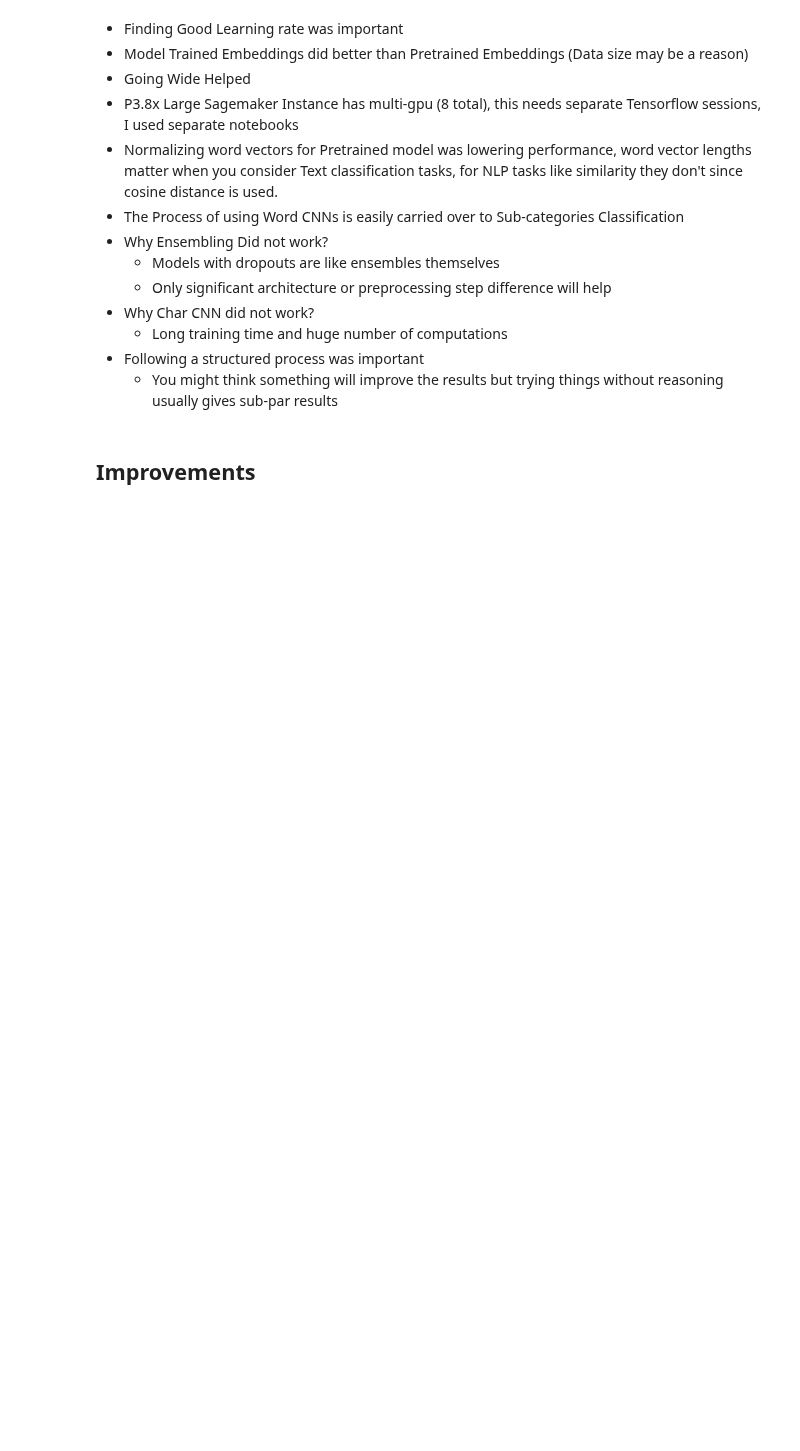
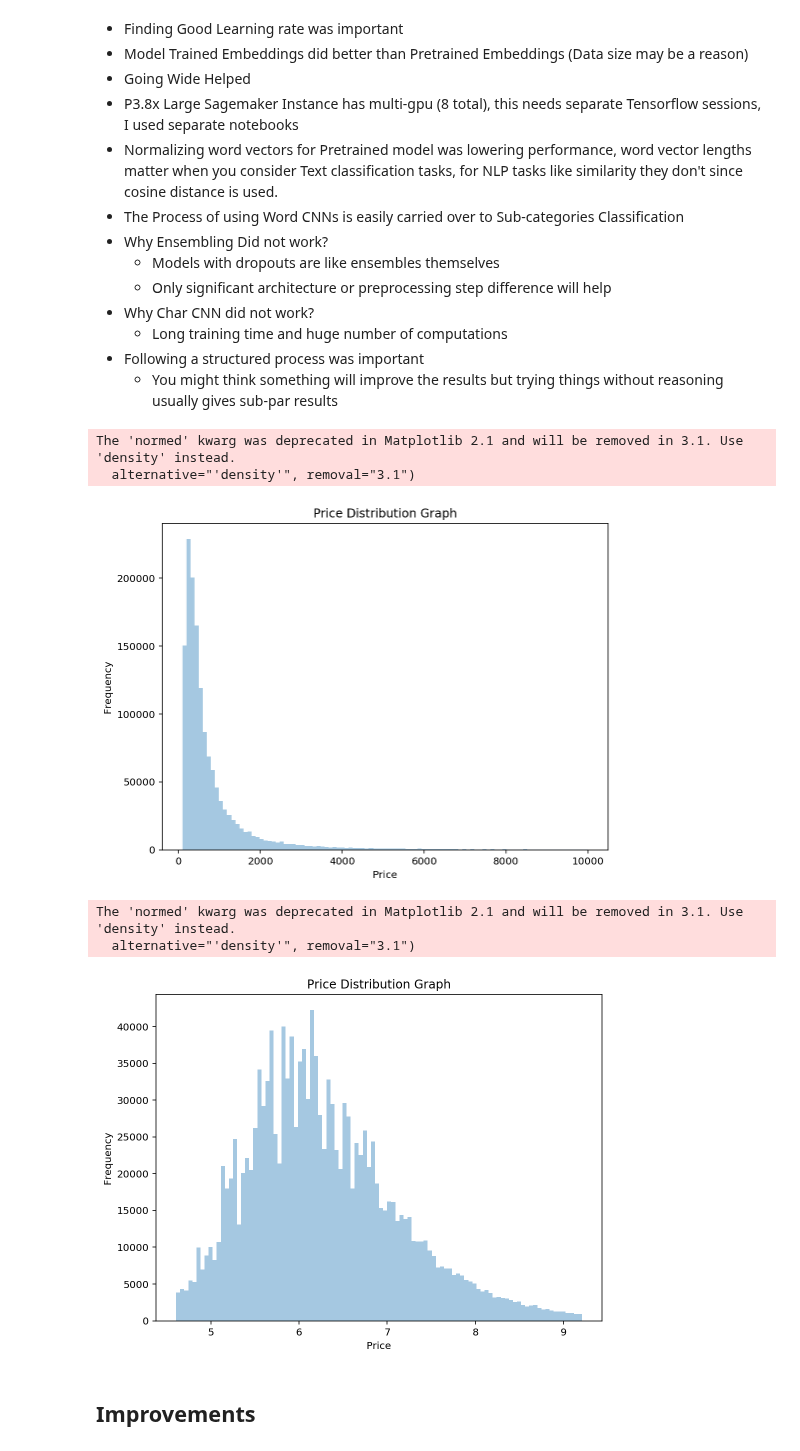
Before and after one commit to faizanahemad/ML_hackathon_2019, a Jupyter notebook: Price-Prediction-Main.ipynb, the cells around one changed output. Cells and saved outputs as stored; diff of their text form; code cells hidden in the pictures; blank space fills up the shorter version.

```diff
--- a/Price-Prediction-Main.ipynb
+++ b/Price-Prediction-Main.ipynb
@@ -248,2 +500,28 @@ Full Data shape is `(#Num examples, 50, #Word_Per_Row)`
+# %%
+# Target Distribution Histogram
+
+# Target Distribution Histogram
+_ = plt.figure(figsize=(8,6));
+_ = sns.distplot(df_train[df_train['PRICE']<1e4]['PRICE'].astype(float).values,bins=100,kde=False);
+_ = plt.xlabel("Price");
+_ = plt.ylabel("Frequency");
+_ = plt.title("Price Distribution Graph");
+# _ = plt.semilogy();
+_ = plt.show();
+
+_ = plt.figure(figsize=(8,6));
+_ = sns.distplot(np.log(df_train[df_train['PRICE']<1e4]['PRICE'].astype(float).values),bins=100,kde=False);
+_ = plt.xlabel("Price");
+_ = plt.ylabel("Frequency");
+_ = plt.title("Price Distribution Graph");
+# _ = plt.semilogy();
+_ = plt.show();
+# %% [output]
+The 'normed' kwarg was deprecated in Matplotlib 2.1 and will be removed in 3.1. Use 'density' instead.
+  alternative="'density'", removal="3.1")
+[figure, added]
+The 'normed' kwarg was deprecated in Matplotlib 2.1 and will be removed in 3.1. Use 'density' instead.
+  alternative="'density'", removal="3.1")
+[figure, added]
 # %% [markdown]
 ## Improvements
```
Also changed, not shown: parts of 31 cells of this notebook, 1 other file.
